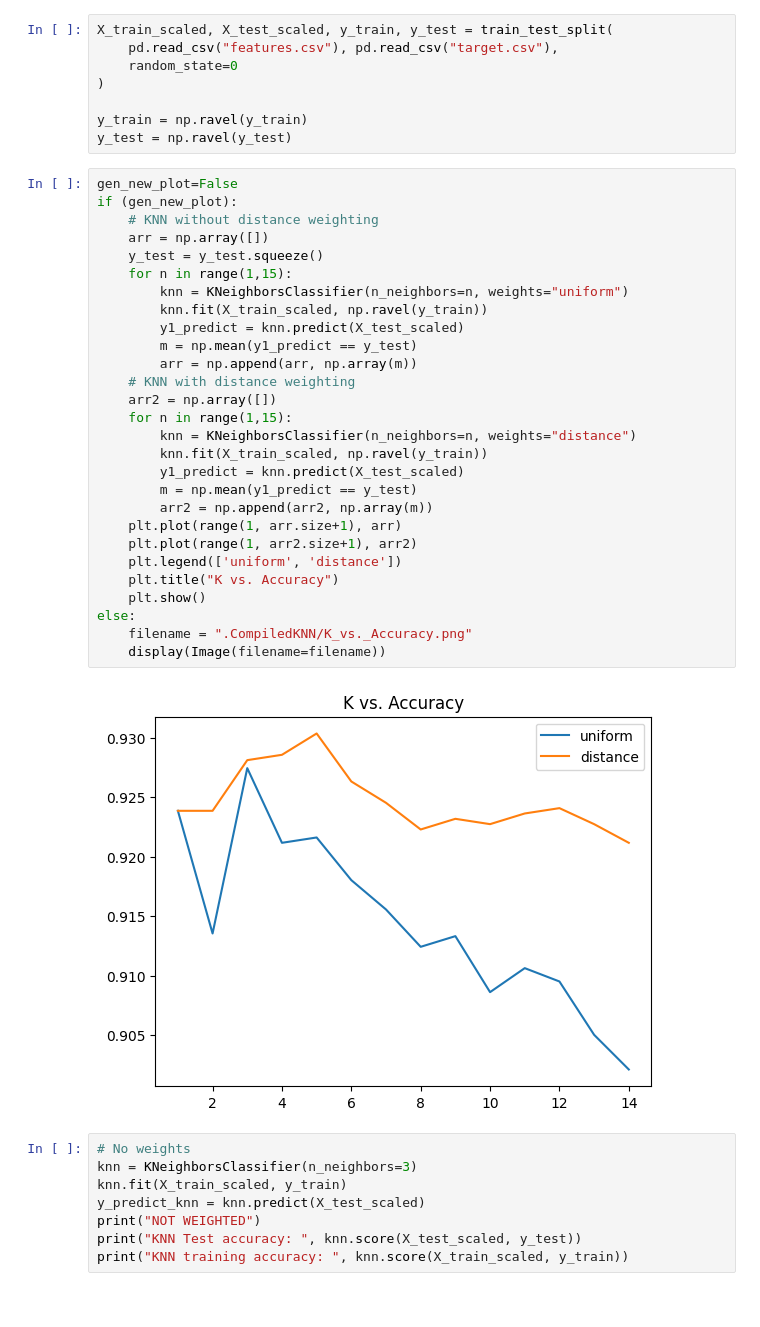
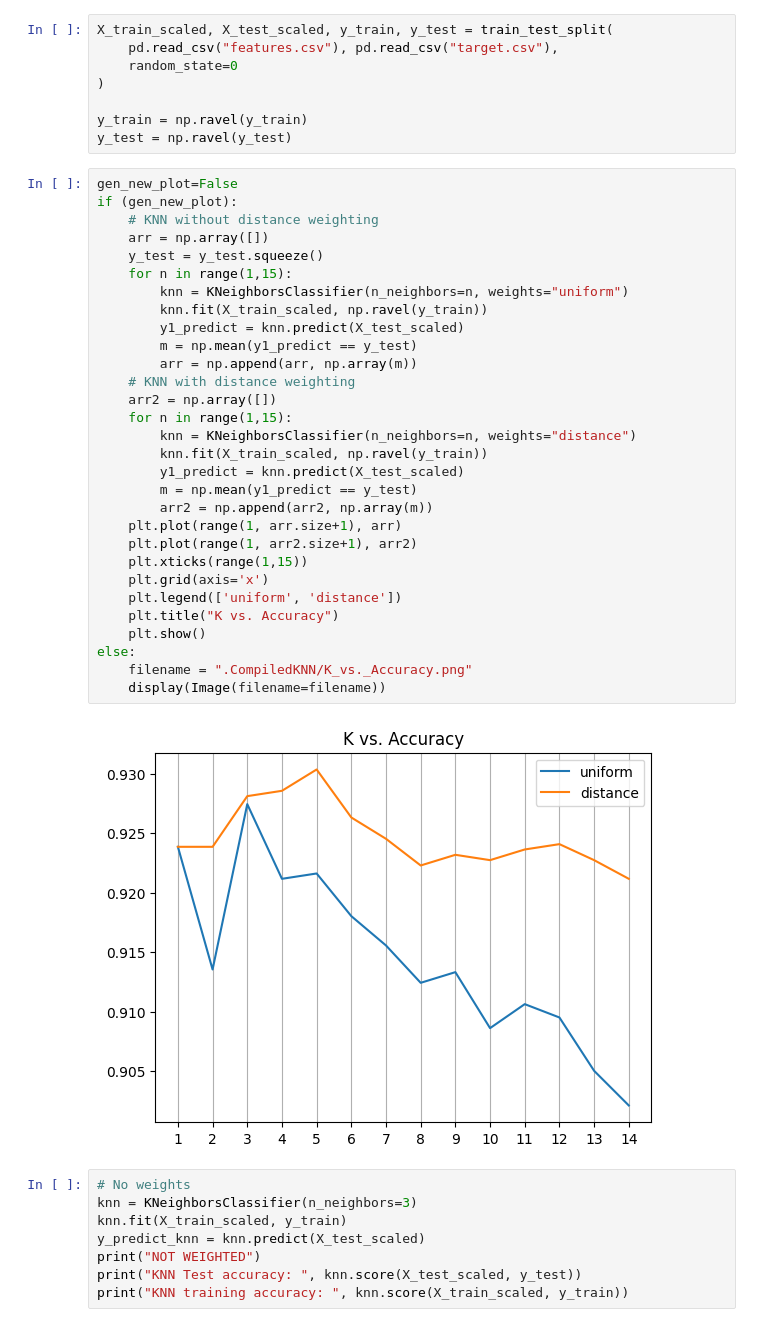
Before and after one commit to ddoggdiggitty/INFS-768-project, a Jupyter notebook: Group Project/Programming/FinalModel.ipynb, the cells around one changed output. Saved outputs shown, nothing was run; the diff lists cells and outputs as text.

```diff
--- a/Group Project/Programming/FinalModel.ipynb
+++ b/Group Project/Programming/FinalModel.ipynb
@@ -26,33 +26,35 @@ y_test = np.ravel(y_test)
 # %%
 gen_new_plot=False
 if (gen_new_plot):
     # KNN without distance weighting
     arr = np.array([])
     y_test = y_test.squeeze()
     for n in range(1,15):
         knn = KNeighborsClassifier(n_neighbors=n, weights="uniform")
         knn.fit(X_train_scaled, np.ravel(y_train))
         y1_predict = knn.predict(X_test_scaled)
         m = np.mean(y1_predict == y_test)
         arr = np.append(arr, np.array(m))
     # KNN with distance weighting
     arr2 = np.array([])
     for n in range(1,15):
         knn = KNeighborsClassifier(n_neighbors=n, weights="distance")
         knn.fit(X_train_scaled, np.ravel(y_train))
         y1_predict = knn.predict(X_test_scaled)
         m = np.mean(y1_predict == y_test)
         arr2 = np.append(arr2, np.array(m))
     plt.plot(range(1, arr.size+1), arr)
     plt.plot(range(1, arr2.size+1), arr2)
+    plt.xticks(range(1,15))
+    plt.grid(axis='x')
     plt.legend(['uniform', 'distance'])
     plt.title("K vs. Accuracy")
     plt.show()
 else:
     filename = ".CompiledKNN/K_vs._Accuracy.png"
     display(Image(filename=filename))
 # %% [output]
-[figure, old version]
+[figure, new version]
 # %%
 # No weights
 knn = KNeighborsClassifier(n_neighbors=3)
```
Also changed, not shown: 7 other files.
